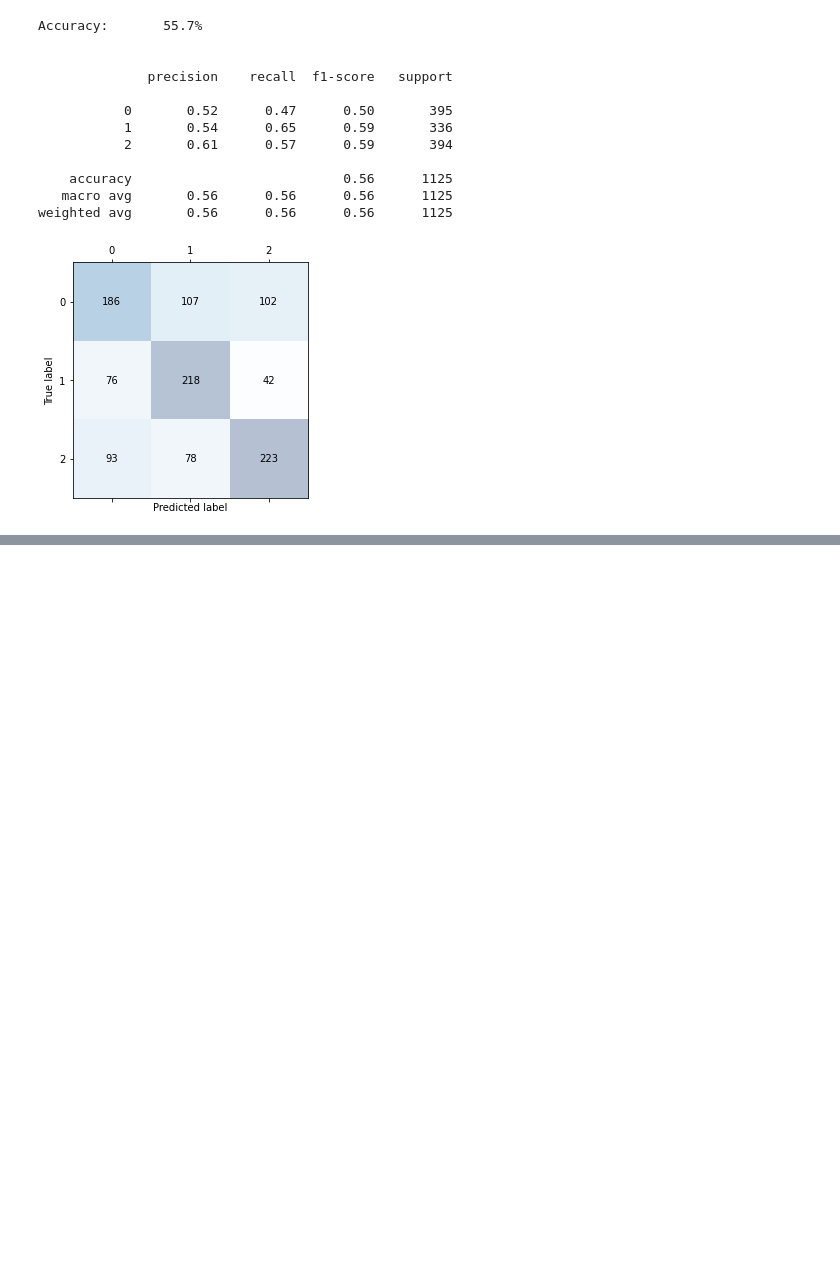
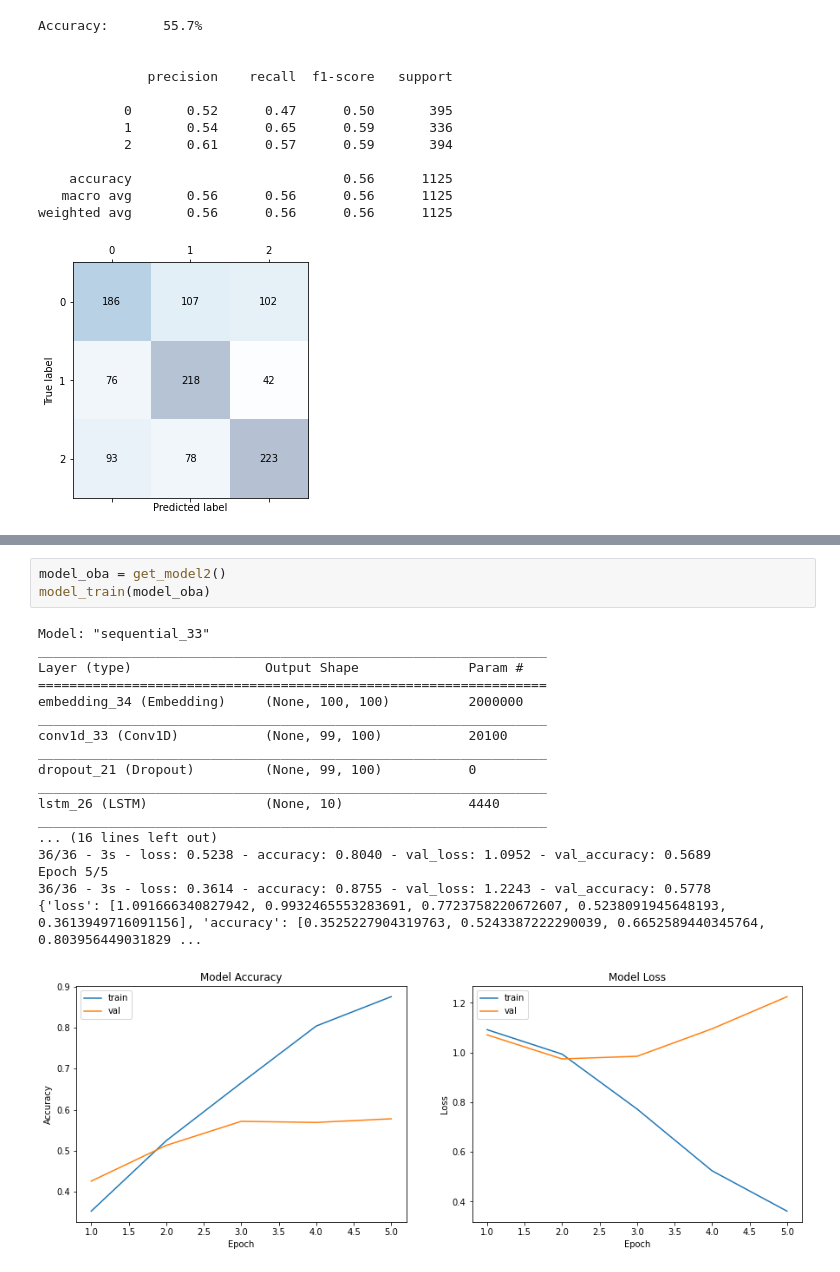
Before and after one commit to chiehhsi/Tweets_Sentiment_Analysis, a Jupyter notebook: CNN_LSTM.ipynb, the cells around one changed output, grey strips where cells are left out. Saved outputs shown, nothing was run; the diff lists cells and outputs as text; blank space fills up the shorter version.

```diff
--- a/CNN_LSTM.ipynb
+++ b/CNN_LSTM.ipynb
@@ -198,0 +291,22 @@ weighted avg       0.56      0.56      0.56      1125
+# %%
+model_oba = get_model2()
+model_train(model_oba)
+# %% [output]
+Model: "sequential_33"
+_________________________________________________________________
+Layer (type)                 Output Shape              Param #
+=================================================================
+embedding_34 (Embedding)     (None, 100, 100)          2000000
+_________________________________________________________________
+conv1d_33 (Conv1D)           (None, 99, 100)           20100
+_________________________________________________________________
+dropout_21 (Dropout)         (None, 99, 100)           0
+_________________________________________________________________
+lstm_26 (LSTM)               (None, 10)                4440
+_________________________________________________________________
+... (16 lines left out)
+36/36 - 3s - loss: 0.5238 - accuracy: 0.8040 - val_loss: 1.0952 - val_accuracy: 0.5689
+Epoch 5/5
+36/36 - 3s - loss: 0.3614 - accuracy: 0.8755 - val_loss: 1.2243 - val_accuracy: 0.5778
+{'loss': [1.091666340827942, 0.9932465553283691, 0.7723758220672607, 0.5238091945648193, 0.3613949716091156], 'accuracy': [0.3525227904319763, 0.5243387222290039, 0.6652589440345764, 0.803956449031829 ...
+[figure, added]
```
Also changed, not shown: parts of 24 cells of this notebook.
